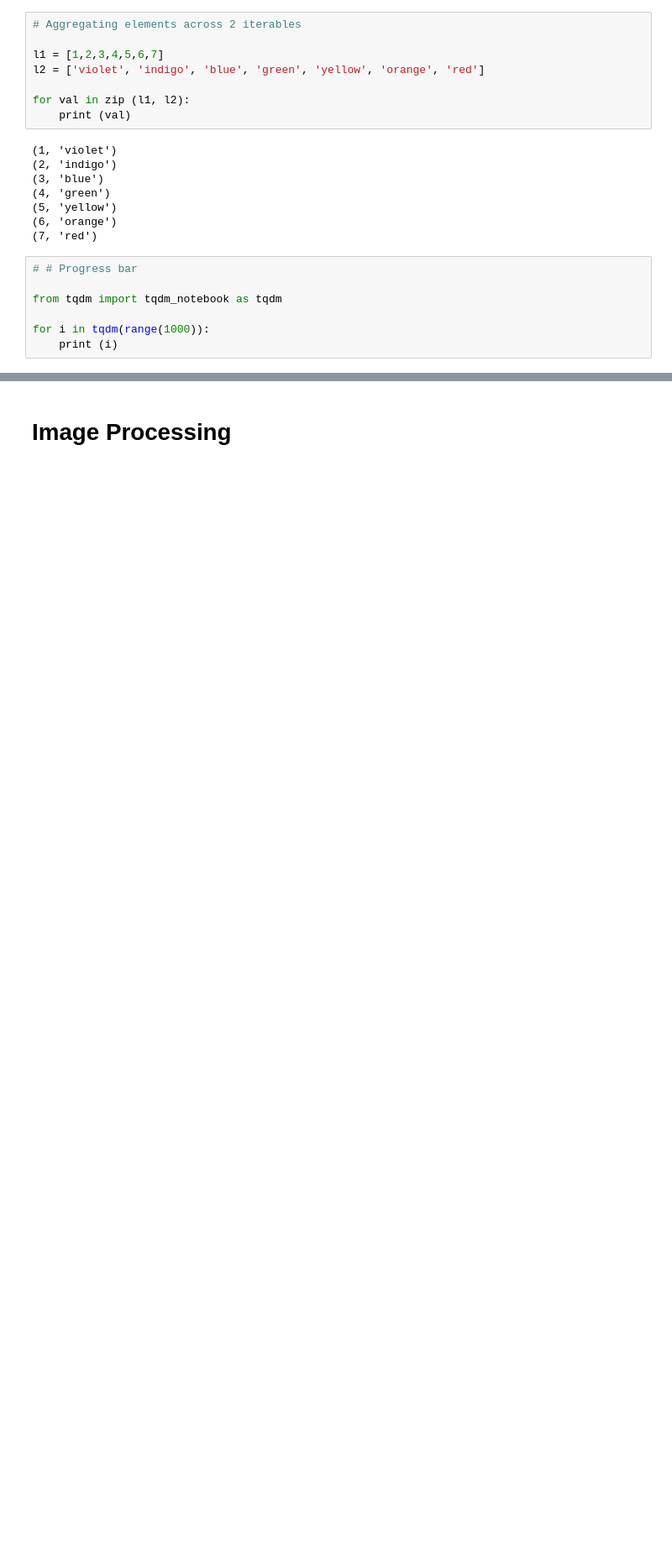
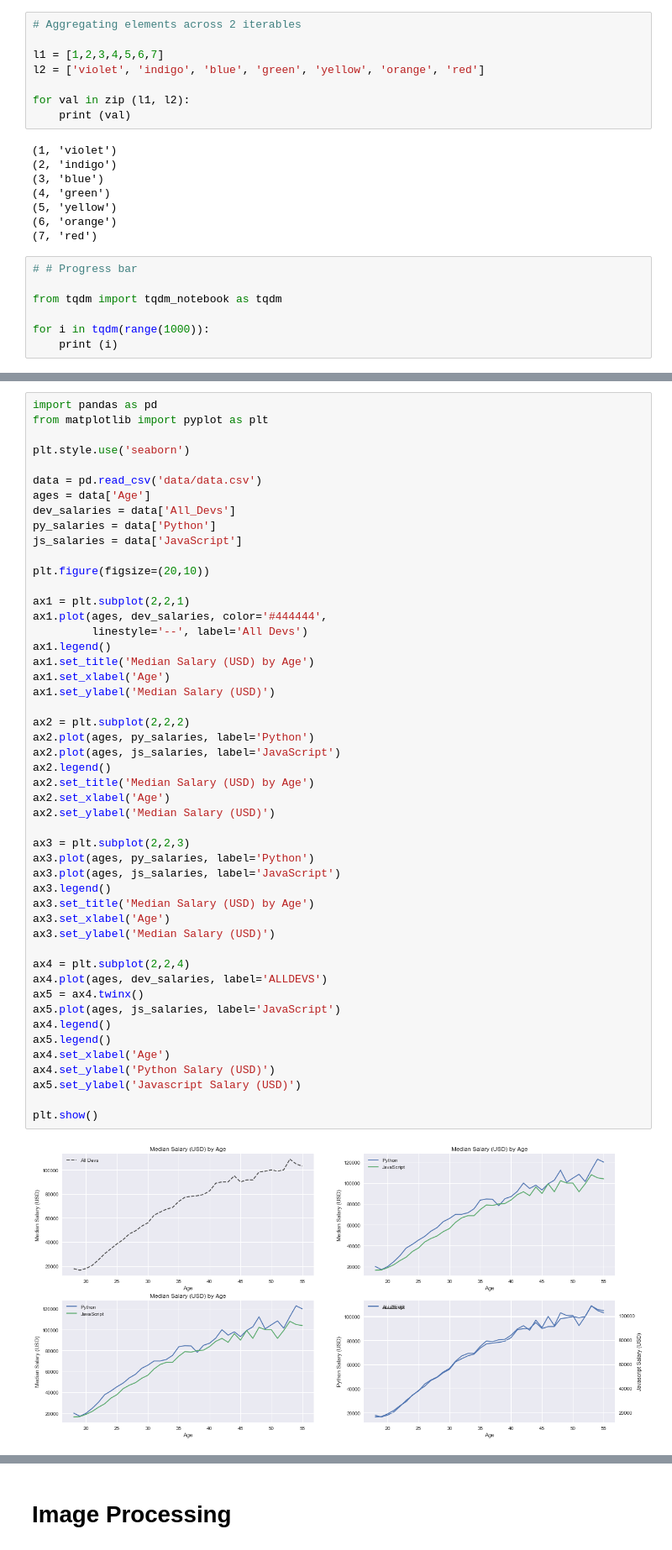
Before and after one commit to ebharucha/Misc, a Jupyter notebook: Cheat Sheet.ipynb, the cells around one changed output, grey strips where cells are left out. Shown at 84% size. Drawn from its saved outputs; the diff is of its cells as text; blank space fills up the shorter version.

```diff
--- a/Cheat Sheet.ipynb
+++ b/Cheat Sheet.ipynb
@@ -149,0 +185,51 @@ for i in tqdm(range(1000)):
+# %%
+import pandas as pd
+from matplotlib import pyplot as plt
+
+plt.style.use('seaborn')
+
+data = pd.read_csv('data/data.csv')
+ages = data['Age']
+dev_salaries = data['All_Devs']
+py_salaries = data['Python']
+js_salaries = data['JavaScript']
+
+plt.figure(figsize=(20,10))
+
+ax1 = plt.subplot(2,2,1)
+ax1.plot(ages, dev_salaries, color='#444444',
+         linestyle='--', label='All Devs')
+ax1.legend()
+ax1.set_title('Median Salary (USD) by Age')
+ax1.set_xlabel('Age')
+ax1.set_ylabel('Median Salary (USD)')
+
+ax2 = plt.subplot(2,2,2)
+ax2.plot(ages, py_salaries, label='Python')
+ax2.plot(ages, js_salaries, label='JavaScript')
+ax2.legend()
+ax2.set_title('Median Salary (USD) by Age')
+ax2.set_xlabel('Age')
+ax2.set_ylabel('Median Salary (USD)')
+
+ax3 = plt.subplot(2,2,3)
+ax3.plot(ages, py_salaries, label='Python')
+ax3.plot(ages, js_salaries, label='JavaScript')
+ax3.legend()
+ax3.set_title('Median Salary (USD) by Age')
+ax3.set_xlabel('Age')
+ax3.set_ylabel('Median Salary (USD)')
+
+ax4 = plt.subplot(2,2,4)
+ax4.plot(ages, dev_salaries, label='ALLDEVS')
+ax5 = ax4.twinx()
+ax5.plot(ages, js_salaries, label='JavaScript')
+ax4.legend()
+ax5.legend()
+ax4.set_xlabel('Age')
+ax4.set_ylabel('Python Salary (USD)')
+ax5.set_ylabel('Javascript Salary (USD)')
+
+plt.show()
+# %% [output]
+[figure, added]
```
Also changed, not shown: parts of 19 cells of this notebook.
